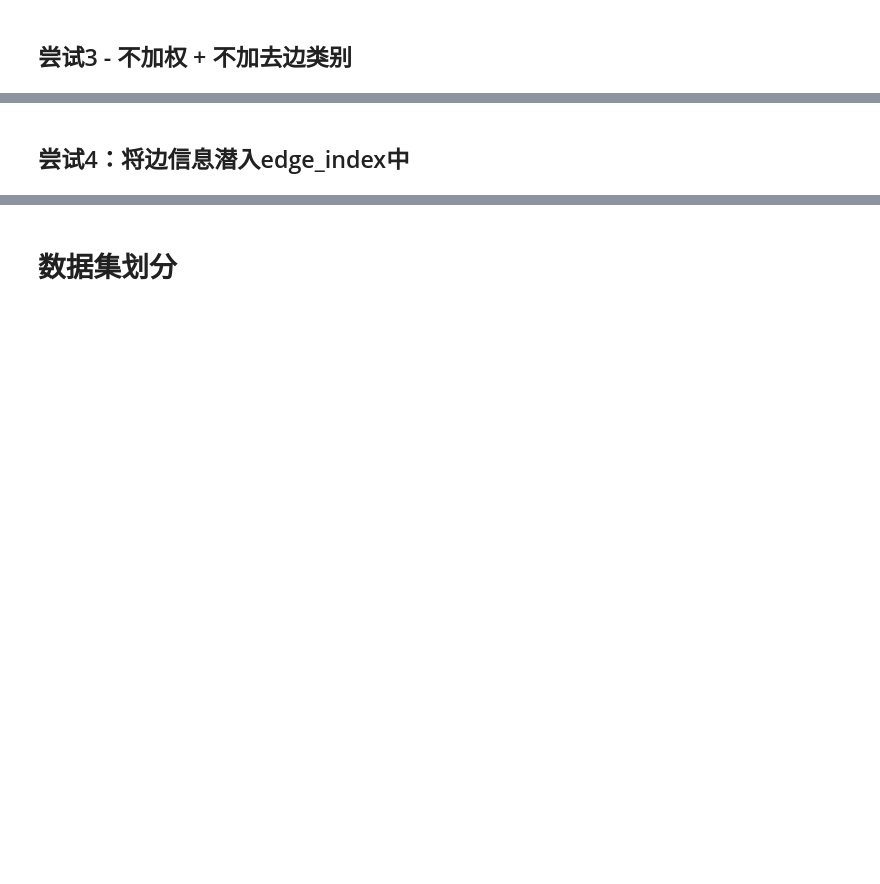
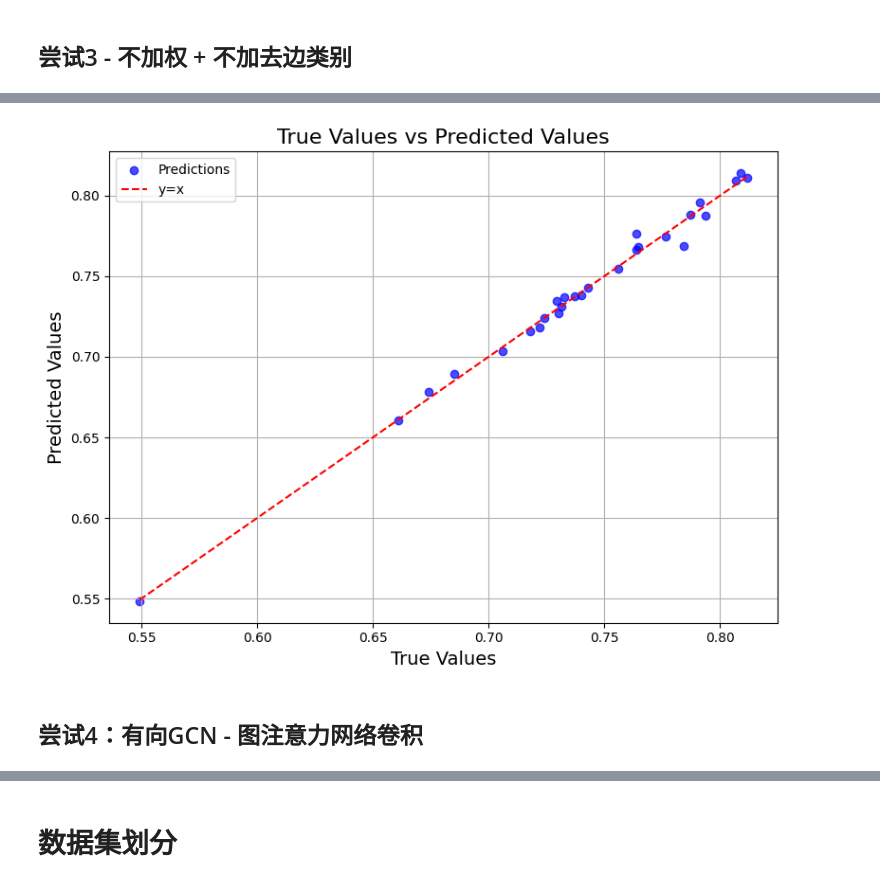
Before and after one commit to ManGuo1130/Synergistic-effect-evaluation, a Jupyter notebook: R_GCN.ipynb, the cells around one changed output, grey strips where cells are left out. Cells and saved outputs as stored; diff of their text form; code cells hidden in the pictures; blank space fills up the shorter version.

```diff
--- a/R_GCN.ipynb
+++ b/R_GCN.ipynb
@@ -978,0 +1045,32 @@ tensor([0.1831, 0.1403, 0.1368,  ..., 0.2238, 0.1613, 0.1960])
+# %%
+import matplotlib.pyplot as plt
+import numpy as np
+
+# 假设 targets 和 preds 是你的真实值和预测值
+# targets = data_test.y.numpy()  # 真实值
+# preds = out.numpy()  # 预测值
+
+# 计算均方根误差 (RMSE) 和均方误差 (MSE)
+mse = np.mean((preds - targets) ** 2)
+rmse = np.sqrt(mse)
+
+# 绘制真实值与预测值对比
+plt.figure(figsize=(8, 6))
+plt.scatter(targets, preds, alpha=0.7, color='blue', label='Predictions')
+plt.xlabel('True Values', fontsize=14)
+plt.ylabel('Predicted Values', fontsize=14)
+plt.title('True Values vs Predicted Values', fontsize=16)
+
+# 绘制 y=x 线
+plt.plot([targets.min(), targets.max()], [targets.min(), targets.max()], 'r--', label='y=x')
+
+# 添加均方根误差和均方误差的文本
+#plt.text(0.1, 0.9 * targets.max(), f'RMSE: {rmse:.2f}', fontsize=12, color='black', transform=plt.gca().transAxes)
+#plt.text(0.1, 0.85 * targets.max(), f'MSE: {mse:.2f}', fontsize=12, color='black', transform=plt.gca().transAxes)
+
+plt.legend()
+plt.grid()
+plt.tight_layout()
+plt.show()
+# %% [output]
+[figure, added]
@@ -979,2 +1121,2 @@ tensor([0.1831, 0.1403, 0.1368,  ..., 0.2238, 0.1613, 0.1960])
 # %% [markdown]
-## 尝试4：将边信息潜入edge_index中
+## 尝试4：有向GCN - 图注意力网络卷积
```
Also changed, not shown: parts of 81 cells of this notebook.
